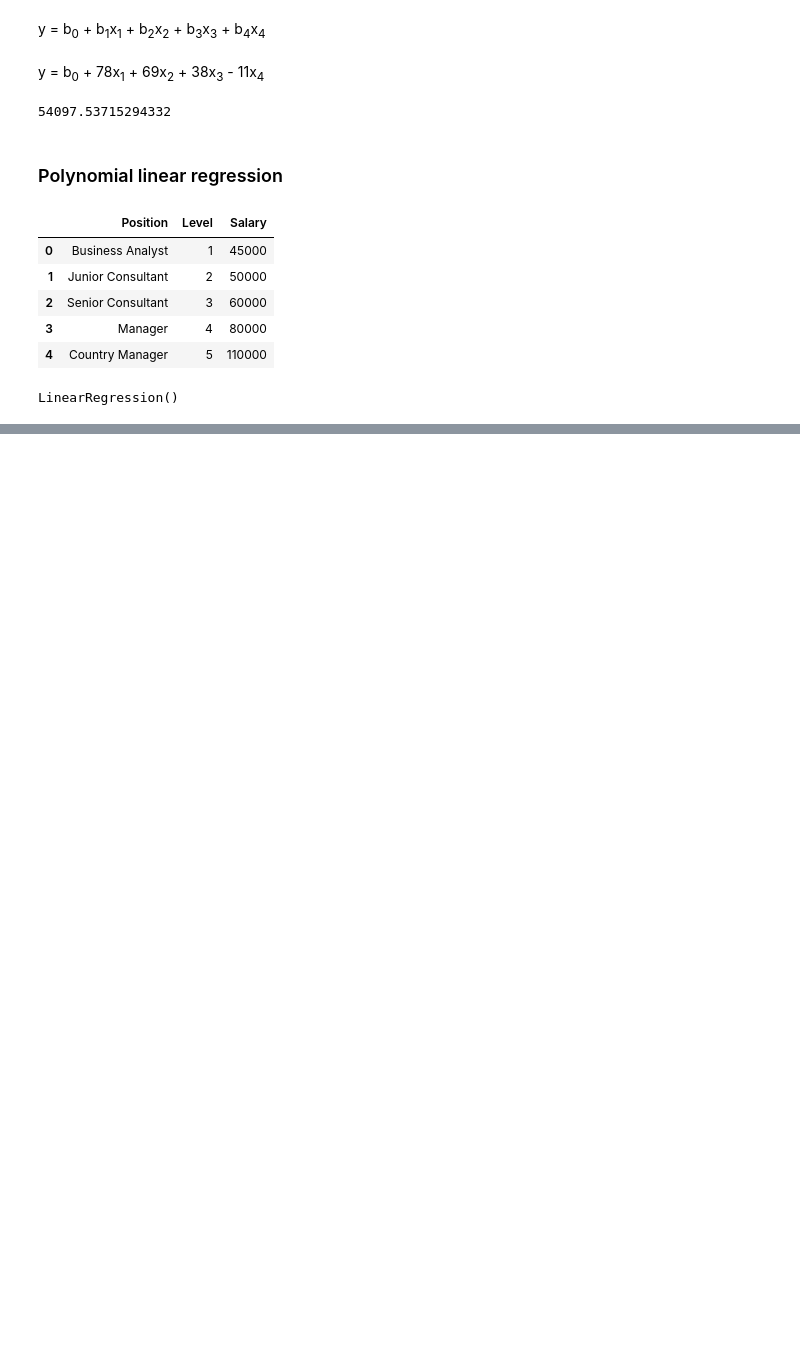
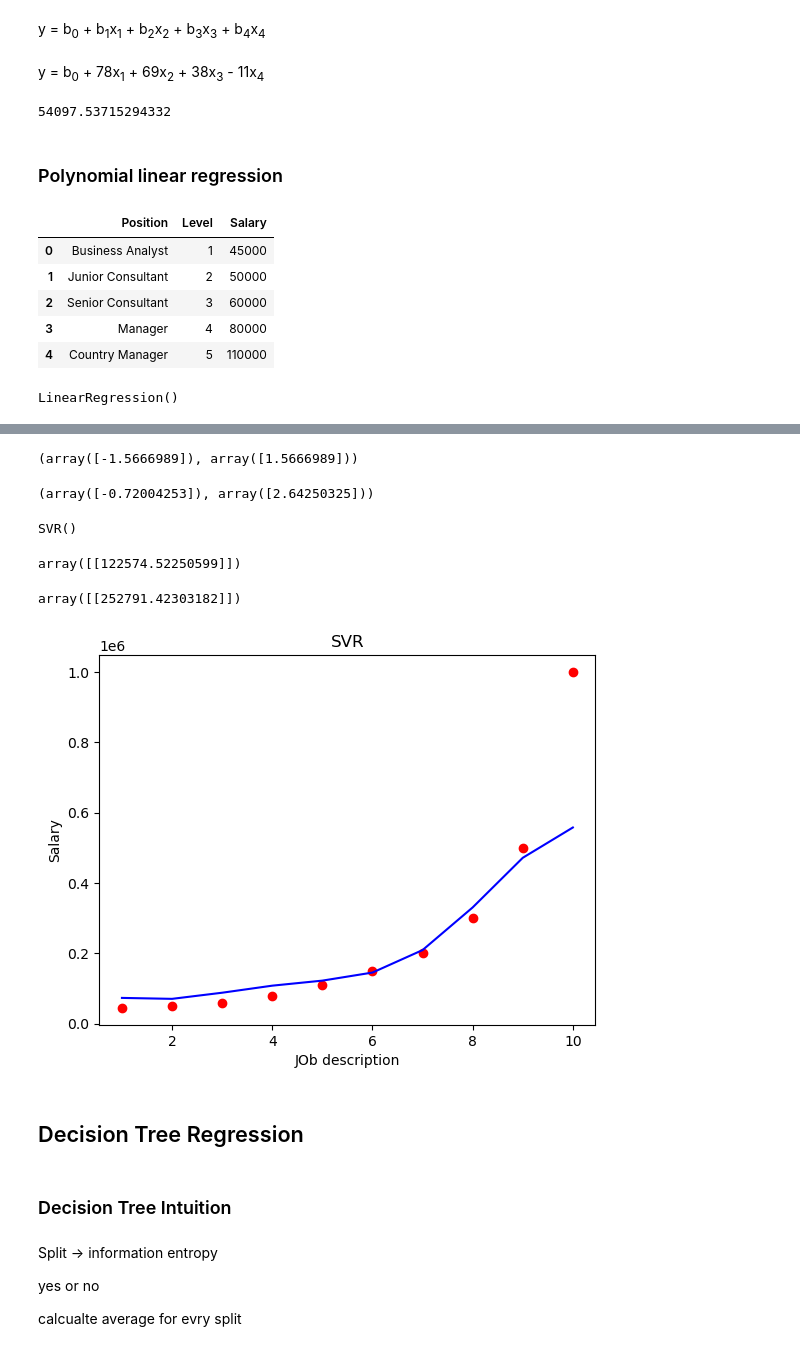
Before and after one commit to Subasree-Vivekanandan/regression-problems, a Jupyter notebook: regression .ipynb, the cells around one changed output, grey strips where cells are left out. Saved outputs shown, nothing was run; the diff lists cells and outputs as text; code cells hidden in the pictures; blank space fills up the shorter version.

Commit message:
completed regression models

```diff
--- a/regression .ipynb
+++ b/regression .ipynb
@@ -371,0 +387,3 @@ minimize (epsilon<sub>i</sub> + epsilon<sub>n</sub>)
+# %%
+X = df_svr.drop(columns=["Position","Salary"]).values
+y = df_svr.Salary.values
@@ -371,0 +408,3 @@ minimize (epsilon<sub>i</sub> + epsilon<sub>n</sub>)
+# %%
+y = y.reshape(len(y),1)
+y
@@ -371,0 +426,8 @@ minimize (epsilon<sub>i</sub> + epsilon<sub>n</sub>)
+# %%
+from sklearn.preprocessing import StandardScaler
+
+sc_X = StandardScaler()
+X = sc_X.fit_transform(X)
+
+sc_y = StandardScaler()
+y = sc_y.fit_transform(y)
@@ -371,0 +460,43 @@ minimize (epsilon<sub>i</sub> + epsilon<sub>n</sub>)
+# %%
+min(X),max(X) # -3 to +3 Standardization
+# %% [output]
+(array([-1.5666989]), array([1.5666989]))
+# %%
+min(y),max(y)
+# %% [output]
+(array([-0.72004253]), array([2.64250325]))
+# %%
+from sklearn.svm import SVR
+
+svr = SVR(kernel='rbf')
+
+svr.fit(X,y)
+# %% [output]
+SVR()
+# %%
+# Inverse transformation
+sc_y.inverse_transform(svr.predict(sc_X.transform([[5]])).reshape(-1,1))
+# %% [output]
+array([[122574.52250599]])
+# %%
+sc_y.inverse_transform(svr.predict([[5]]).reshape(-1,1))
+# %% [output]
+array([[252791.42303182]])
+# %%
+plt.scatter(sc_X.inverse_transform(X),sc_y.inverse_transform(y),color="r");
+plt.plot(sc_X.inverse_transform(X),sc_y.inverse_transform(svr.predict(X).reshape(-1,1)),color='b')
+plt.title("SVR")
+plt.xlabel("JOb description")
+plt.ylabel("Salary");
+# %% [output]
+[figure, added]
+# %% [markdown]
+## Decision Tree Regression
+# %% [markdown]
+### Decision Tree Intuition
+# %% [markdown]
+Split -> information entropy
+
+yes or no
+
+calcualte average for evry split
```
Also changed, not shown: parts of 53 cells of this notebook.
